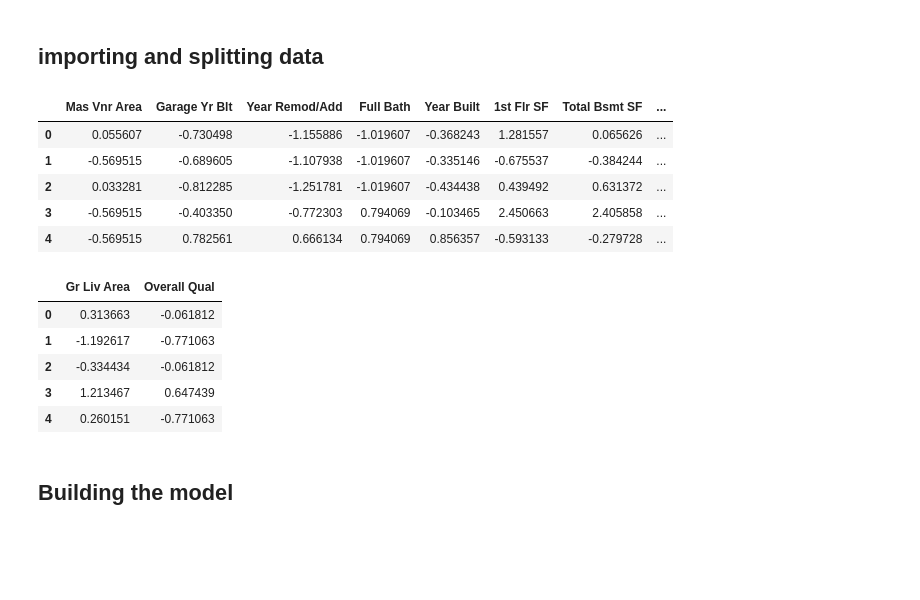
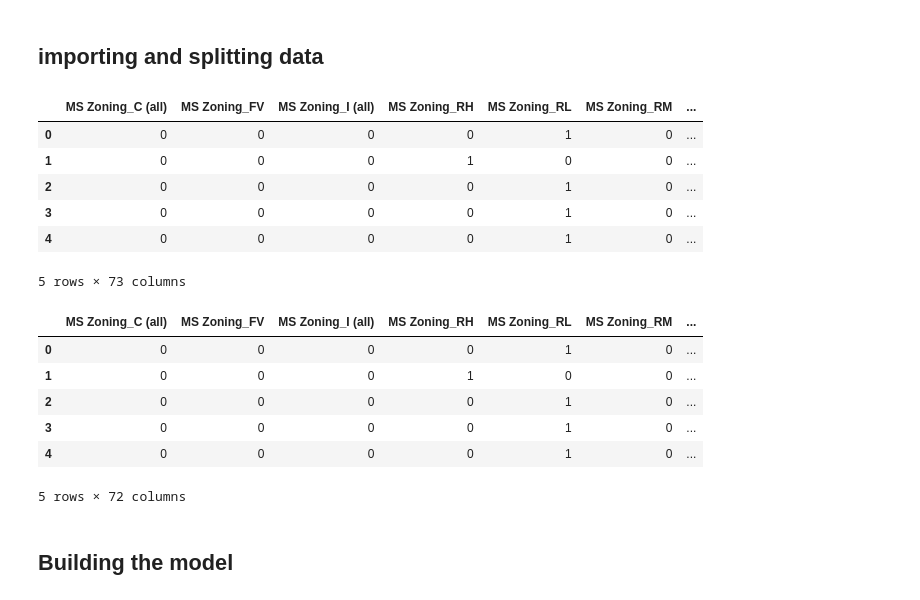
Before and after one commit to Youri-is-super-awesome/Bitches-and-beaches, a Jupyter notebook: code/model_version1.ipynb, the cells around one changed output. Cells and saved outputs as stored; diff of their text form; code cells hidden in the pictures; blank space fills up the shorter version.

```diff
--- a/code/model_version1.ipynb
+++ b/code/model_version1.ipynb
@@ -9,31 +9,33 @@ import numpy as np
 from sklearn.model_selection import train_test_split
 # %%
 # import data (only numerical)
-data = pd.read_csv('data/AmesHousingNumData.csv')
 # data = pd.read_csv('data/AmesHousingNumData.csv')
-# data = pd.read_csv('data/AmesHousingCatData.csv')
+# data = pd.read_csv('data/AmesHousingNumData.csv')
+data = pd.read_csv('data/AmesHousingCatData.csv')
 data = data.drop('Unnamed: 0', axis=1)
 data.head()
 # %% [output]
-|  | Mas Vnr Area | Garage Yr Blt | Year Remod/Add | Full Bath | Year Built | 1st Flr SF | Total Bsmt SF | ... |
-| 0 | 0.055607 | -0.730498 | -1.155886 | -1.019607 | -0.368243 | 1.281557 | 0.065626 | ... |
-| 1 | -0.569515 | -0.689605 | -1.107938 | -1.019607 | -0.335146 | -0.675537 | -0.384244 | ... |
-| 2 | 0.033281 | -0.812285 | -1.251781 | -1.019607 | -0.434438 | 0.439492 | 0.631372 | ... |
-| 3 | -0.569515 | -0.403350 | -0.772303 | 0.794069 | -0.103465 | 2.450663 | 2.405858 | ... |
-| 4 | -0.569515 | 0.782561 | 0.666134 | 0.794069 | 0.856357 | -0.593133 | -0.279728 | ... |
+|  | MS Zoning_C (all) | MS Zoning_FV | MS Zoning_I (all) | MS Zoning_RH | MS Zoning_RL | MS Zoning_RM | ... |
+| 0 | 0 | 0 | 0 | 0 | 1 | 0 | ... |
+| 1 | 0 | 0 | 0 | 1 | 0 | 0 | ... |
+| 2 | 0 | 0 | 0 | 0 | 1 | 0 | ... |
+| 3 | 0 | 0 | 0 | 0 | 1 | 0 | ... |
+| 4 | 0 | 0 | 0 | 0 | 1 | 0 | ... |
+5 rows × 73 columns
 # %%
 # split data into input and target
 target = data['SalePrice']
-final_data = data[['Gr Liv Area', 'Overall Qual']]
-# final_data = data.drop('SalePrice', axis=1)
+# final_data = data[['Gr Liv Area', 'Overall Qual']]
+final_data = data.drop('SalePrice', axis=1)
 final_data.head()
 # %% [output]
-|  | Gr Liv Area | Overall Qual |
-| 0 | 0.313663 | -0.061812 |
-| 1 | -1.192617 | -0.771063 |
-| 2 | -0.334434 | -0.061812 |
-| 3 | 1.213467 | 0.647439 |
-| 4 | 0.260151 | -0.771063 |
+|  | MS Zoning_C (all) | MS Zoning_FV | MS Zoning_I (all) | MS Zoning_RH | MS Zoning_RL | MS Zoning_RM | ... |
+| 0 | 0 | 0 | 0 | 0 | 1 | 0 | ... |
+| 1 | 0 | 0 | 0 | 1 | 0 | 0 | ... |
+| 2 | 0 | 0 | 0 | 0 | 1 | 0 | ... |
+| 3 | 0 | 0 | 0 | 0 | 1 | 0 | ... |
+| 4 | 0 | 0 | 0 | 0 | 1 | 0 | ... |
+5 rows × 72 columns
 # %%
 # convert the pandas dataframes to numpy ndarrays
 X_np = final_data.to_numpy()
```
Also changed, not shown: parts of 8 cells of this notebook, 6 other files.
